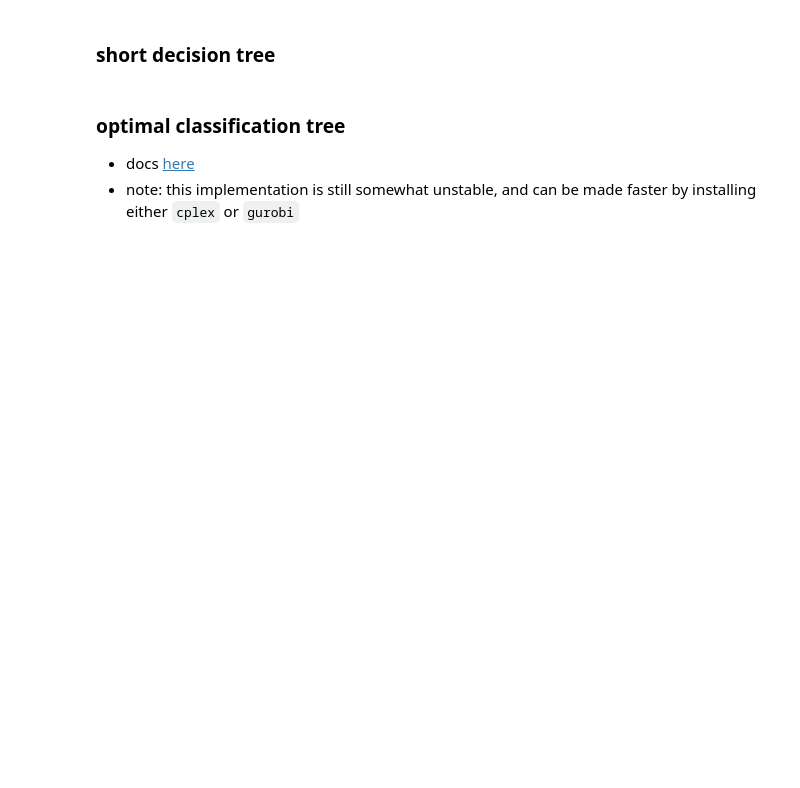
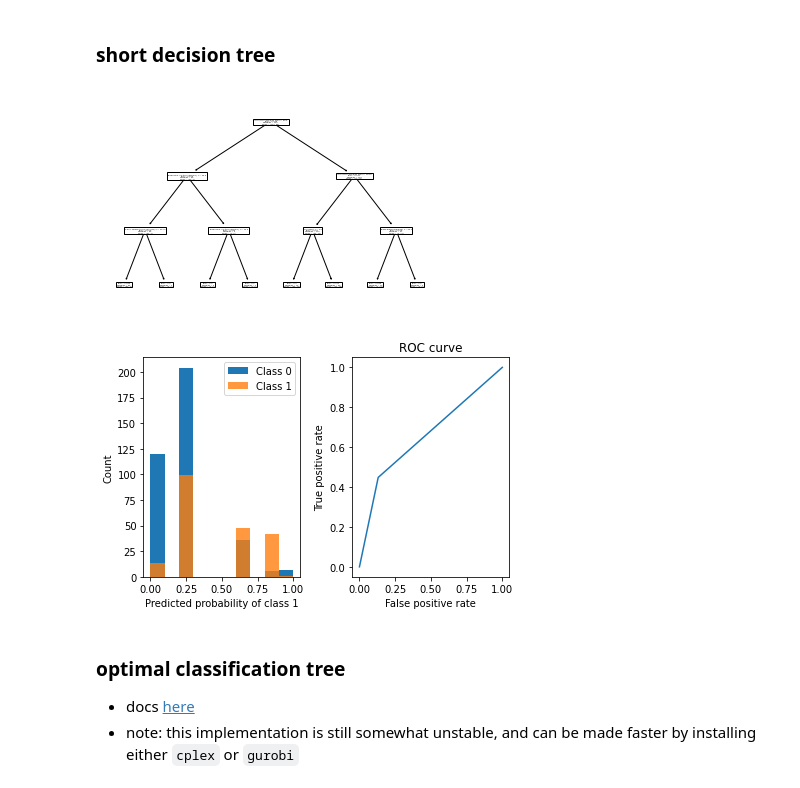
Before and after one commit to csinva/imodels, a Jupyter notebook: notebooks/imodels_demo.ipynb, the cells around one changed output. Saved outputs shown, nothing was run; the diff lists cells and outputs as text; code cells hidden in the pictures; blank space fills up the shorter version.

```diff
--- a/notebooks/imodels_demo.ipynb
+++ b/notebooks/imodels_demo.ipynb
@@ -183,0 +127,14 @@ ELSE probability of class 1: 47.7% (33.3%-62.3%)
+# %%
+# specify a decision tree with a maximum depth
+figs = FIGSClassifier(max_rules=7)
+figs.fit(X_train, y_train, feature_names=feat_names)
+
+# calculate mse on the training data
+probs = figs.predict_proba(X_test)
+# print(f'test mse: {np.mean(np.square(preds-y)):0.2f}')
+print(figs)
+
+print('Alternative visualization:')
+figs.plot()
+
+demo_helper.viz_classification_preds(probs, y_test)
@@ -183,0 +161,16 @@ ELSE probability of class 1: 47.7% (33.3%-62.3%)
+# %%
+# specify a decision tree with a maximum depth
+dt = HSTreeClassifierCV(max_leaf_nodes=7)
+dt.fit(X_train, y_train, feature_names=feat_names)
+
+# calculate mse on the training data
+probs = dt.predict_proba(X_test)
+# print(f'test mse: {np.mean(np.square(preds-y)):0.2f}')
+print(dt)
+
+print('Alternative visualization:')
+plot_tree(dt.estimator_, feature_names=feat_names)
+# plt.savefig('tree.pdf')
+plt.show()
+
+demo_helper.viz_classification_preds(probs, y_test)
@@ -186,17 +199,20 @@ ELSE probability of class 1: 47.7% (33.3%-62.3%)
 # %%
 # specify a decision tree with a maximum depth
 dt = DecisionTreeClassifier(max_depth=3)
 dt.fit(X_train, y_train)
 
 # calculate mse on the training data
 probs = dt.predict_proba(X_test)
 # print(f'test mse: {np.mean(np.square(preds-y)):0.2f}')
 
-plot_tree(dt)
+plot_tree(dt, feature_names=feat_names)
 # plt.savefig('tree.pdf')
 plt.show()
 
-viz_classification_preds(probs, y_test)
+demo_helper.viz_classification_preds(probs, y_test)
+# %% [output]
+[figure, added]
+[figure, added]
 # %% [markdown]
 ### optimal classification tree
 - docs [here](https://github.com/csinva/interpretability-workshop/tree/master/imodels/optimal_classification_tree)
```
Also changed, not shown: parts of 32 cells of this notebook, 2 other files.
